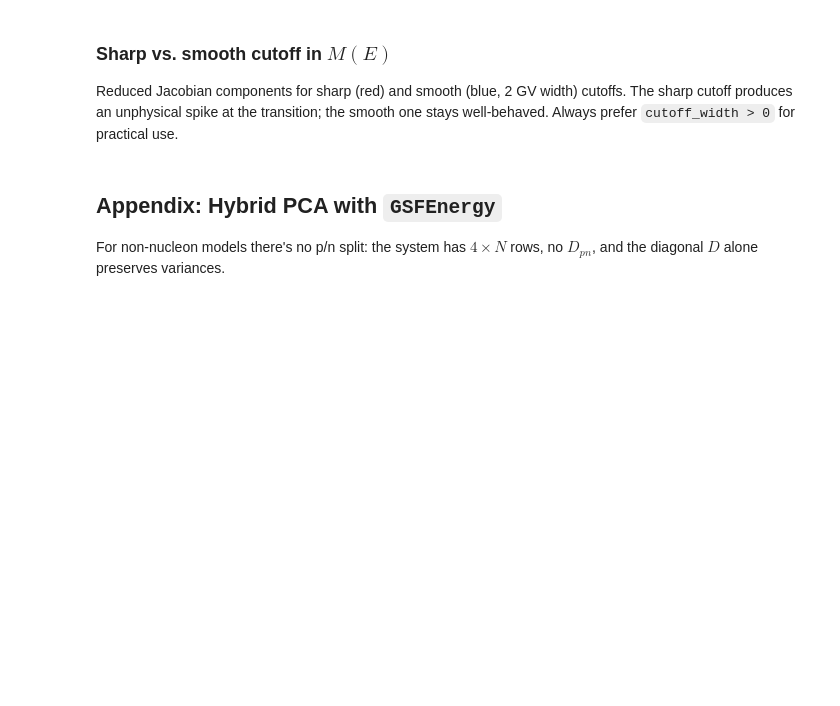
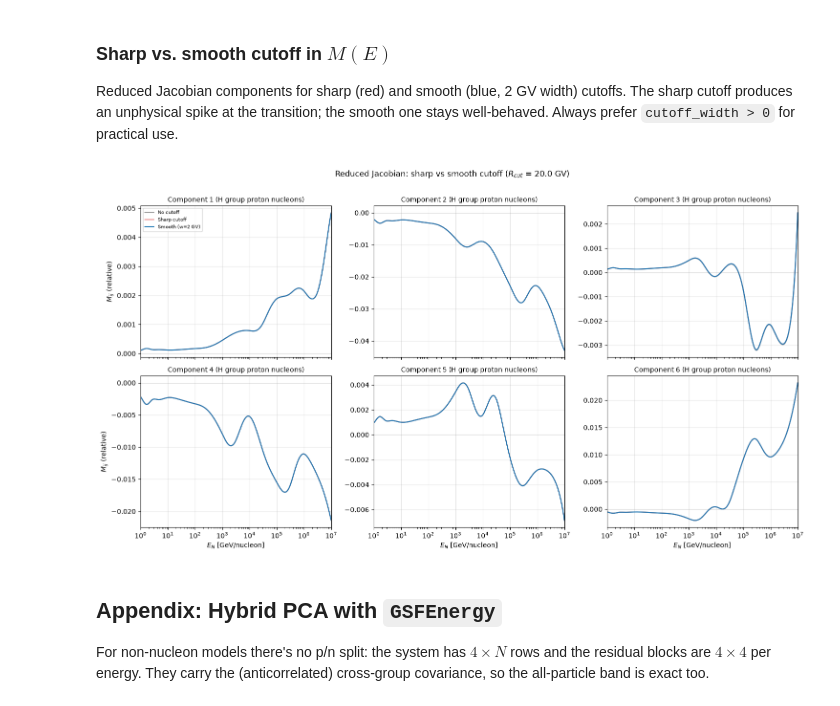
Before and after one commit to gsf-project/globalsplinefit, a Jupyter notebook: examples/HybridPCA.ipynb, the cells around one changed output. Cells and saved outputs as stored; diff of their text form; code cells hidden in the pictures; blank space fills up the shorter version.

```diff
--- a/examples/HybridPCA.ipynb
+++ b/examples/HybridPCA.ipynb
@@ -701,43 +744,45 @@ gsf_sharp = GSFEnergyPerNucleon(
     default_rigidity_cutoff=R_CUT,
 )
 
-pca_nocut = HybridPCA(gsf, n_components=12, energy_grid=xkin)
-pca_sharp = HybridPCA(gsf_sharp, n_components=12, energy_grid=xkin)
-pca_smooth = HybridPCA(gsf_smooth, n_components=12, energy_grid=xkin)
+pca_nocut = HybridPCA(gsf, n_components=n_components, energy_grid=xkin)
+pca_sharp = HybridPCA(gsf_sharp, n_components=n_components, energy_grid=xkin)
+pca_smooth = HybridPCA(gsf_smooth, n_components=n_components, energy_grid=xkin)
 
 M_nocut = pca_nocut.reduced_jacobian(E_plot)
 M_sharp = pca_sharp.reduced_jacobian(E_plot)
 M_smooth = pca_smooth.reduced_jacobian(E_plot)
 n_e = len(E_plot)
 
 fig, axes = plt.subplots(2, 3, figsize=(15, 8), sharex=True)
 
 for k, ax in enumerate(axes.flatten()):
     # H group proton rows (first n_e rows of the stacked layout)
     ax.plot(E_plot, M_nocut[:n_e, k], "k-", lw=1.5, alpha=0.4, label="No cutoff")
     ax.plot(E_plot, M_sharp[:n_e, k], "C3-", lw=1.2, alpha=0.7, label="Sharp cutoff")
     ax.plot(E_plot, M_smooth[:n_e, k], "C0-", lw=1.5, label="Smooth (w=2 GV)")
     ax.set_xscale("log")
     ax.set_xlim(1, 1e7)
     ax.set_title(f"Component {k + 1} (H group proton nucleons)", fontsize=10)
     ax.grid(True, alpha=0.3)
     ax.axhline(0, color="gray", ls="-", lw=0.5, alpha=0.3)
     if k == 0:
         ax.legend(fontsize=7)
     if k >= 3:
         ax.set_xlabel(r"$E_N$ [GeV/nucleon]")
     if k % 3 == 0:
         ax.set_ylabel(r"$M_{ij}$ (relative)")
 
 fig.suptitle(
     f"Reduced Jacobian: sharp vs smooth cutoff ($R_{{{{cut}}}}$ = {R_CUT} GV)", y=1.01
 )
 plt.tight_layout()
 plt.show()
+# %% [output]
+[figure, added]
 # %% [markdown]
 ## Appendix: Hybrid PCA with `GSFEnergy`
 
-For non-nucleon models there's no p/n split: the system has $4 \times N$ rows, no $D_{pn}$, and the diagonal $D$ alone preserves variances.
+For non-nucleon models there's no p/n split: the system has $4 \times N$ rows and the residual blocks are $4\times4$ per energy. They carry the (anticorrelated) cross-group covariance, so the all-particle band is exact too.
 # %%
 from globalsplinefit import GSFEnergy
 from globalsplinefit.pca import HybridPCA as HybridPCA_  # avoid shadowing
```
Also changed, not shown: parts of 20 cells of this notebook, 2 other files.
